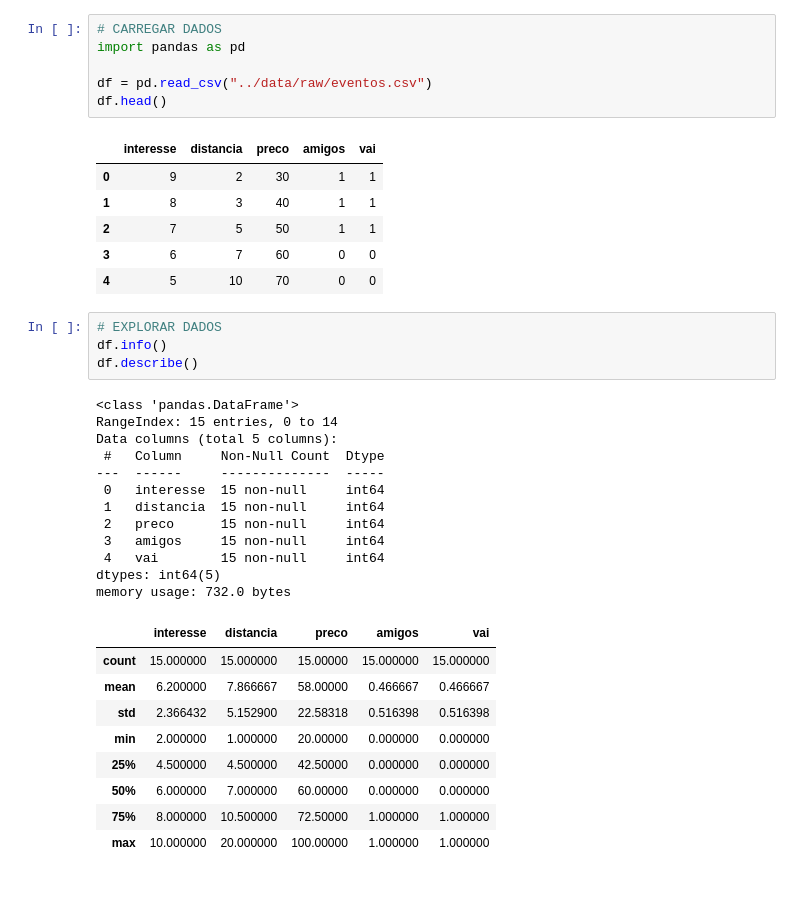
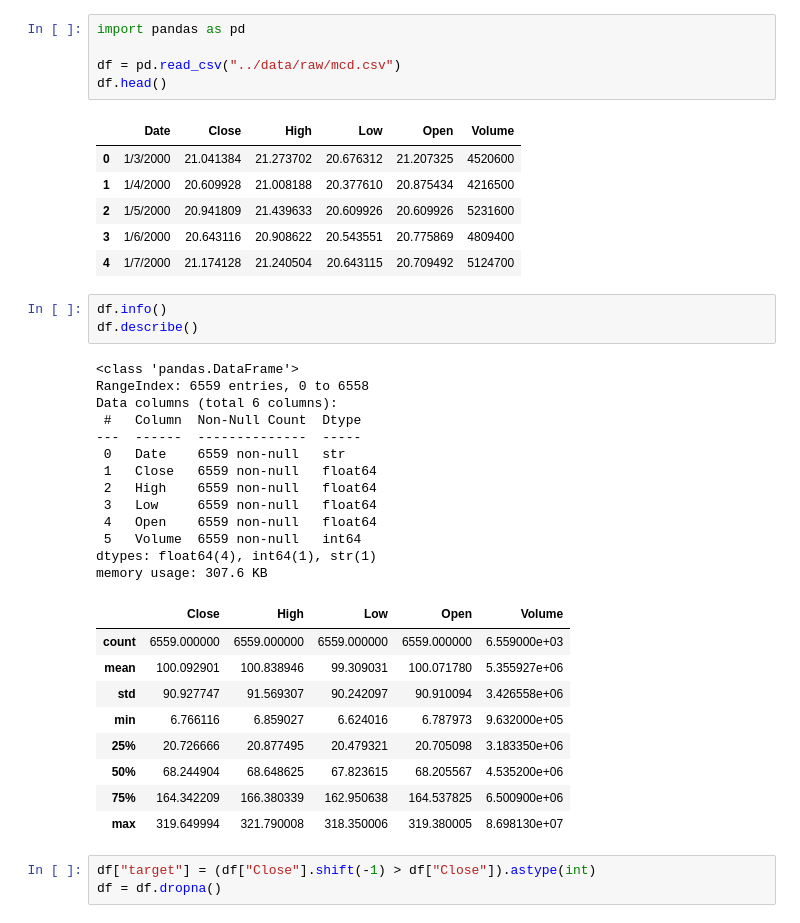
Before and after one commit to LucasMiura/AM_AT1_Perceptron, a Jupyter notebook: notebooks/AT1_Perceptron.ipynb, the cells around one changed output. Drawn from its saved outputs; the diff is of its cells as text; blank space fills up the shorter version.

```diff
--- a/notebooks/AT1_Perceptron.ipynb
+++ b/notebooks/AT1_Perceptron.ipynb
@@ -15,39 +29,41 @@ O problema escolhido foi prever se uma pessoa irá comparecer a um evento.
 # %%
-# CARREGAR DADOS
 import pandas as pd
 
-df = pd.read_csv("../data/raw/eventos.csv")
+df = pd.read_csv("../data/raw/mcd.csv")
 df.head()
 # %% [output]
-|  | interesse | distancia | preco | amigos | vai |
-| 0 | 9 | 2 | 30 | 1 | 1 |
-| 1 | 8 | 3 | 40 | 1 | 1 |
-| 2 | 7 | 5 | 50 | 1 | 1 |
-| 3 | 6 | 7 | 60 | 0 | 0 |
-| 4 | 5 | 10 | 70 | 0 | 0 |
+|  | Date | Close | High | Low | Open | Volume |
+| 0 | 1/3/2000 | 21.041384 | 21.273702 | 20.676312 | 21.207325 | 4520600 |
+| 1 | 1/4/2000 | 20.609928 | 21.008188 | 20.377610 | 20.875434 | 4216500 |
+| 2 | 1/5/2000 | 20.941809 | 21.439633 | 20.609926 | 20.609926 | 5231600 |
+| 3 | 1/6/2000 | 20.643116 | 20.908622 | 20.543551 | 20.775869 | 4809400 |
+| 4 | 1/7/2000 | 21.174128 | 21.240504 | 20.643115 | 20.709492 | 5124700 |
 # %%
-# EXPLORAR DADOS
 df.info()
 df.describe()
 # %% [output]
 <class 'pandas.DataFrame'>
-RangeIndex: 15 entries, 0 to 14
-Data columns (total 5 columns):
- #   Column     Non-Null Count  Dtype
----  ------     --------------  -----
- 0   interesse  15 non-null     int64
- 1   distancia  15 non-null     int64
- 2   preco      15 non-null     int64
- 3   amigos     15 non-null     int64
- 4   vai        15 non-null     int64
-dtypes: int64(5)
-memory usage: 732.0 bytes
+RangeIndex: 6559 entries, 0 to 6558
+Data columns (total 6 columns):
+ #   Column  Non-Null Count  Dtype
+---  ------  --------------  -----
+ 0   Date    6559 non-null   str
+ 1   Close   6559 non-null   float64
+ 2   High    6559 non-null   float64
+ 3   Low     6559 non-null   float64
+ 4   Open    6559 non-null   float64
+ 5   Volume  6559 non-null   int64
+dtypes: float64(4), int64(1), str(1)
+memory usage: 307.6 KB
-|  | interesse | distancia | preco | amigos | vai |
-| count | 15.000000 | 15.000000 | 15.00000 | 15.000000 | 15.000000 |
-| mean | 6.200000 | 7.866667 | 58.00000 | 0.466667 | 0.466667 |
-| std | 2.366432 | 5.152900 | 22.58318 | 0.516398 | 0.516398 |
-| min | 2.000000 | 1.000000 | 20.00000 | 0.000000 | 0.000000 |
-| 25% | 4.500000 | 4.500000 | 42.50000 | 0.000000 | 0.000000 |
-| 50% | 6.000000 | 7.000000 | 60.00000 | 0.000000 | 0.000000 |
-| 75% | 8.000000 | 10.500000 | 72.50000 | 1.000000 | 1.000000 |
-| max | 10.000000 | 20.000000 | 100.00000 | 1.000000 | 1.000000 |
+|  | Close | High | Low | Open | Volume |
+| count | 6559.000000 | 6559.000000 | 6559.000000 | 6559.000000 | 6.559000e+03 |
+| mean | 100.092901 | 100.838946 | 99.309031 | 100.071780 | 5.355927e+06 |
+| std | 90.927747 | 91.569307 | 90.242097 | 90.910094 | 3.426558e+06 |
+| min | 6.766116 | 6.859027 | 6.624016 | 6.787973 | 9.632000e+05 |
+| 25% | 20.726666 | 20.877495 | 20.479321 | 20.705098 | 3.183350e+06 |
+| 50% | 68.244904 | 68.648625 | 67.823615 | 68.205567 | 4.535200e+06 |
+| 75% | 164.342209 | 166.380339 | 162.950638 | 164.537825 | 6.500900e+06 |
+| max | 319.649994 | 321.790008 | 318.350006 | 319.380005 | 8.698130e+07 |
+# %%
+df["target"] = (df["Close"].shift(-1) > df["Close"]).astype(int)
+df = df.dropna()
```
Also changed, not shown: parts of 16 cells of this notebook, 6 other files.
